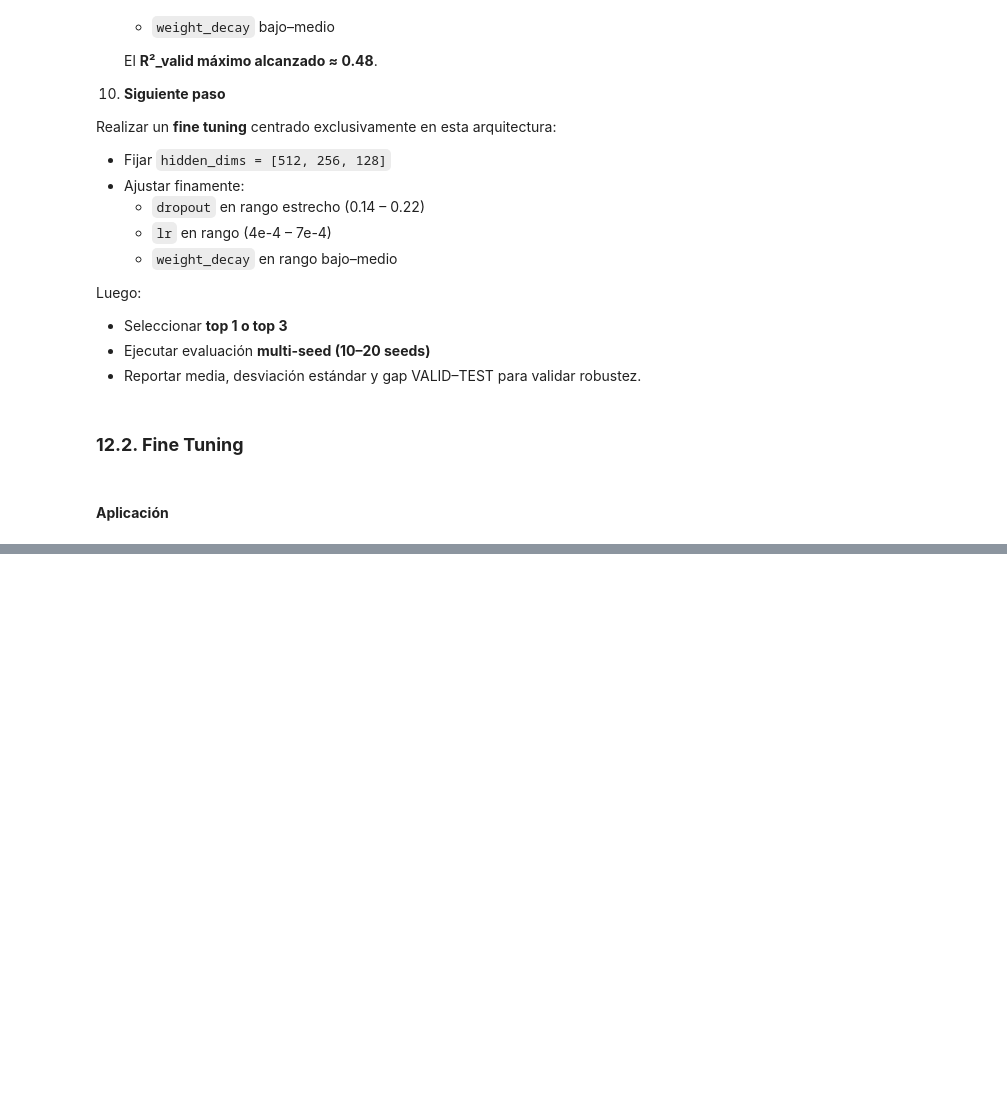
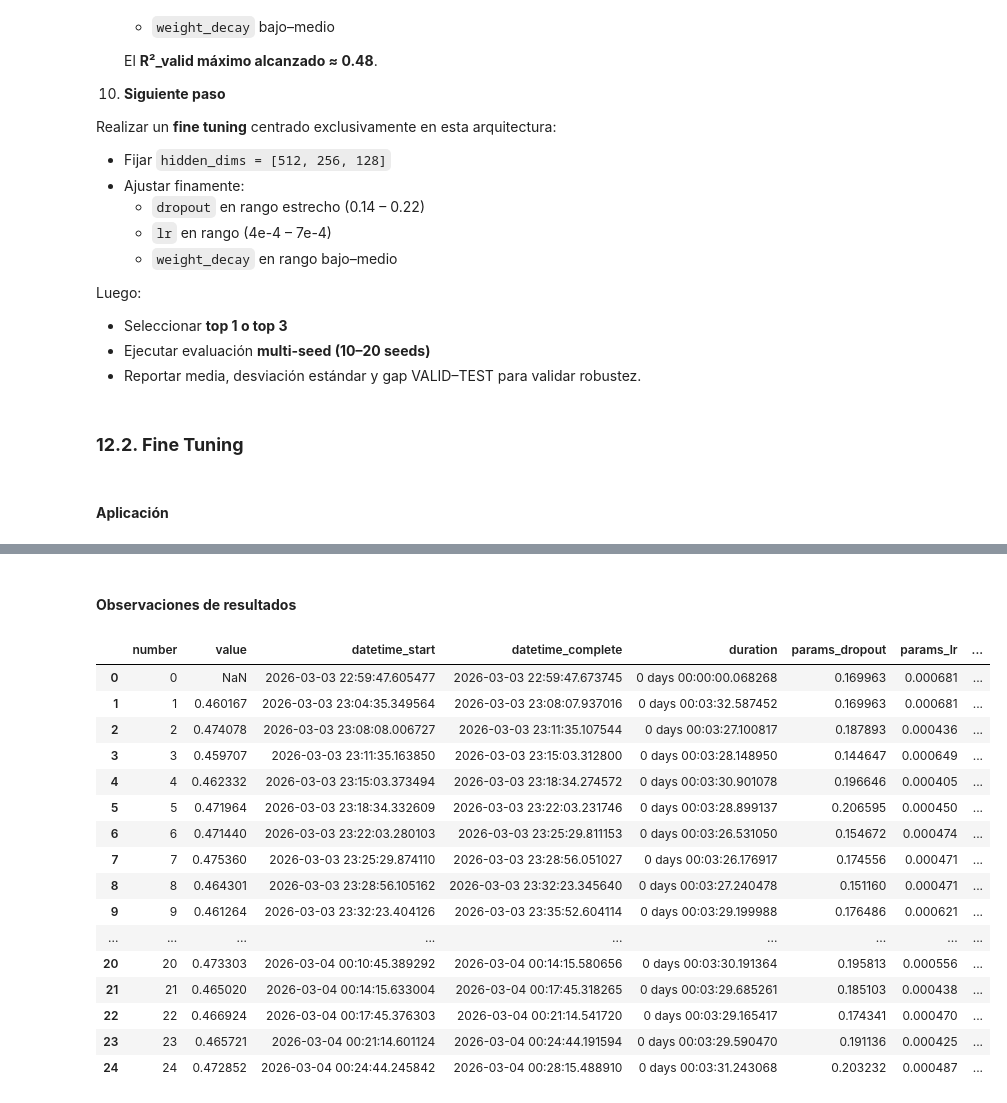
Before and after one commit to GUNAPILLCO/neural_profit, a Jupyter notebook: stage_07_model_analysis/seq2one/stage_07_02b_mlp_seq2one_tuning.ipynb, the cells around one changed output, grey strips where cells are left out. Drawn from its saved outputs; the diff is of its cells as text; code cells hidden in the pictures; blank space fills up the shorter version.

```diff
--- a/stage_07_model_analysis/seq2one/stage_07_02b_mlp_seq2one_tuning.ipynb
+++ b/stage_07_model_analysis/seq2one/stage_07_02b_mlp_seq2one_tuning.ipynb
@@ -2113,2 +2094,24 @@ Snapshot parquet: /content/drive/MyDrive/neural_profit/metrics/seq2one_metrics_t
 best R2_valid (FINE): 0.4781030466592304
 best params (FINE): {'dropout': 0.1874469384923283, 'lr': 0.0005134159265022657, 'weight_decay': 6.599341496128554e-05}
+# %% [markdown]
+#### **Observaciones de resultados**
+# %%
+df_trials
+# %% [output]
+|  | number | value | datetime_start | datetime_complete | duration | params_dropout | params_lr | ... |
+| 0 | 0 | NaN | 2026-03-03 22:59:47.605477 | 2026-03-03 22:59:47.673745 | 0 days 00:00:00.068268 | 0.169963 | 0.000681 | ... |
+| 1 | 1 | 0.460167 | 2026-03-03 23:04:35.349564 | 2026-03-03 23:08:07.937016 | 0 days 00:03:32.587452 | 0.169963 | 0.000681 | ... |
+| 2 | 2 | 0.474078 | 2026-03-03 23:08:08.006727 | 2026-03-03 23:11:35.107544 | 0 days 00:03:27.100817 | 0.187893 | 0.000436 | ... |
+| 3 | 3 | 0.459707 | 2026-03-03 23:11:35.163850 | 2026-03-03 23:15:03.312800 | 0 days 00:03:28.148950 | 0.144647 | 0.000649 | ... |
+| 4 | 4 | 0.462332 | 2026-03-03 23:15:03.373494 | 2026-03-03 23:18:34.274572 | 0 days 00:03:30.901078 | 0.196646 | 0.000405 | ... |
+| 5 | 5 | 0.471964 | 2026-03-03 23:18:34.332609 | 2026-03-03 23:22:03.231746 | 0 days 00:03:28.899137 | 0.206595 | 0.000450 | ... |
+| 6 | 6 | 0.471440 | 2026-03-03 23:22:03.280103 | 2026-03-03 23:25:29.811153 | 0 days 00:03:26.531050 | 0.154672 | 0.000474 | ... |
+| 7 | 7 | 0.475360 | 2026-03-03 23:25:29.874110 | 2026-03-03 23:28:56.051027 | 0 days 00:03:26.176917 | 0.174556 | 0.000471 | ... |
+| 8 | 8 | 0.464301 | 2026-03-03 23:28:56.105162 | 2026-03-03 23:32:23.345640 | 0 days 00:03:27.240478 | 0.151160 | 0.000471 | ... |
+| 9 | 9 | 0.461264 | 2026-03-03 23:32:23.404126 | 2026-03-03 23:35:52.604114 | 0 days 00:03:29.199988 | 0.176486 | 0.000621 | ... |
+| ... | ... | ... | ... | ... | ... | ... | ... | ... |
+| 20 | 20 | 0.473303 | 2026-03-04 00:10:45.389292 | 2026-03-04 00:14:15.580656 | 0 days 00:03:30.191364 | 0.195813 | 0.000556 | ... |
+| 21 | 21 | 0.465020 | 2026-03-04 00:14:15.633004 | 2026-03-04 00:17:45.318265 | 0 days 00:03:29.685261 | 0.185103 | 0.000438 | ... |
+| 22 | 22 | 0.466924 | 2026-03-04 00:17:45.376303 | 2026-03-04 00:21:14.541720 | 0 days 00:03:29.165417 | 0.174341 | 0.000470 | ... |
+| 23 | 23 | 0.465721 | 2026-03-04 00:21:14.601124 | 2026-03-04 00:24:44.191594 | 0 days 00:03:29.590470 | 0.191136 | 0.000425 | ... |
+| 24 | 24 | 0.472852 | 2026-03-04 00:24:44.245842 | 2026-03-04 00:28:15.488910 | 0 days 00:03:31.243068 | 0.203232 | 0.000487 | ... |
```
Also changed, not shown: parts of 18 cells of this notebook.
